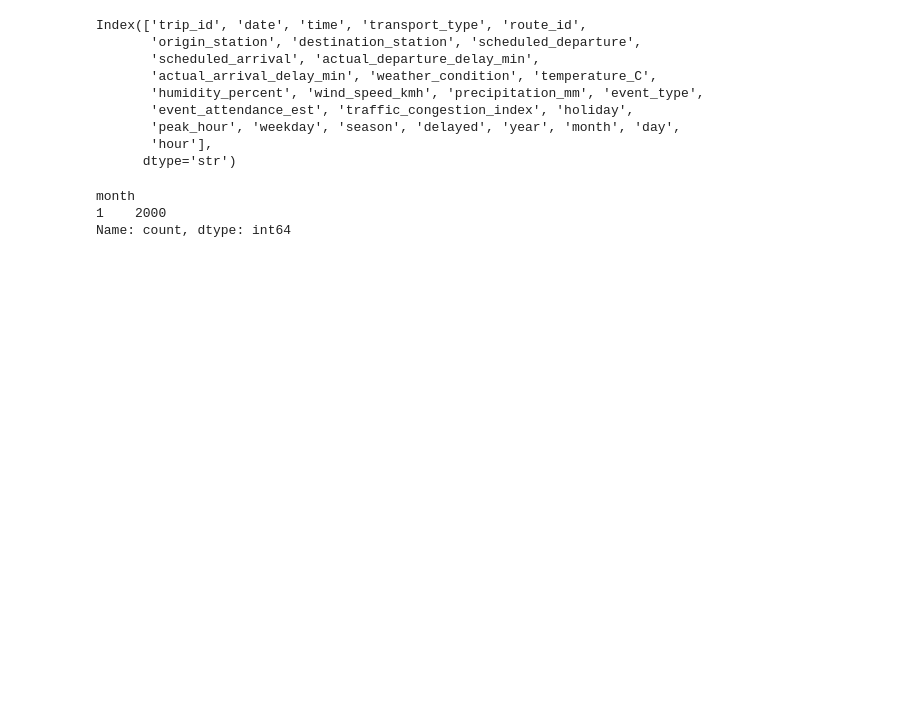
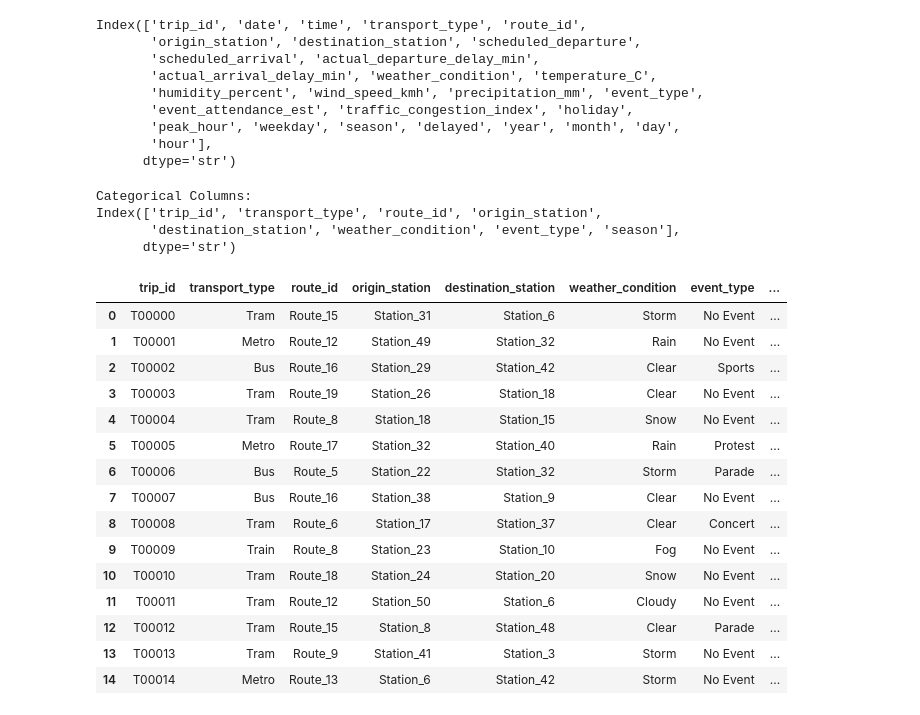
Before and after one commit to rahulghoshal/Public_Transport_Delay_Prediction, a Jupyter notebook: transport.ipynb, the cells around one changed output. Saved outputs shown, nothing was run; the diff lists cells and outputs as text; code cells hidden in the pictures; blank space fills up the shorter version.

```diff
--- a/transport.ipynb
+++ b/transport.ipynb
@@ -305,8 +301,33 @@ Index(['trip_id', 'date', 'time', 'transport_type', 'route_id',
        'hour'],
       dtype='str')
 # %%
-df['month'].value_counts()
+cat_cols = df.select_dtypes(
+    include=["object", "string"]
+).columns
+
+print("\nCategorical Columns:")
+print(cat_cols)
 # %% [output]
-month
-1    2000
-Name: count, dtype: int64
+Categorical Columns:
+Index(['trip_id', 'transport_type', 'route_id', 'origin_station',
+       'destination_station', 'weather_condition', 'event_type', 'season'],
+      dtype='str')
+# %%
+df[cat_cols].head(15)
+# %% [output]
+|  | trip_id | transport_type | route_id | origin_station | destination_station | weather_condition | event_type | ... |
+| 0 | T00000 | Tram | Route_15 | Station_31 | Station_6 | Storm | No Event | ... |
+| 1 | T00001 | Metro | Route_12 | Station_49 | Station_32 | Rain | No Event | ... |
+| 2 | T00002 | Bus | Route_16 | Station_29 | Station_42 | Clear | Sports | ... |
+| 3 | T00003 | Tram | Route_19 | Station_26 | Station_18 | Clear | No Event | ... |
+| 4 | T00004 | Tram | Route_8 | Station_18 | Station_15 | Snow | No Event | ... |
+| 5 | T00005 | Metro | Route_17 | Station_32 | Station_40 | Rain | Protest | ... |
+| 6 | T00006 | Bus | Route_5 | Station_22 | Station_32 | Storm | Parade | ... |
+| 7 | T00007 | Bus | Route_16 | Station_38 | Station_9 | Clear | No Event | ... |
+| 8 | T00008 | Tram | Route_6 | Station_17 | Station_37 | Clear | Concert | ... |
+| 9 | T00009 | Train | Route_8 | Station_23 | Station_10 | Fog | No Event | ... |
+| 10 | T00010 | Tram | Route_18 | Station_24 | Station_20 | Snow | No Event | ... |
+| 11 | T00011 | Tram | Route_12 | Station_50 | Station_6 | Cloudy | No Event | ... |
+| 12 | T00012 | Tram | Route_15 | Station_8 | Station_48 | Clear | Parade | ... |
+| 13 | T00013 | Tram | Route_9 | Station_41 | Station_3 | Storm | No Event | ... |
+| 14 | T00014 | Metro | Route_13 | Station_6 | Station_42 | Storm | No Event | ... |
```
Also changed, not shown: parts of 5 cells of this notebook.
